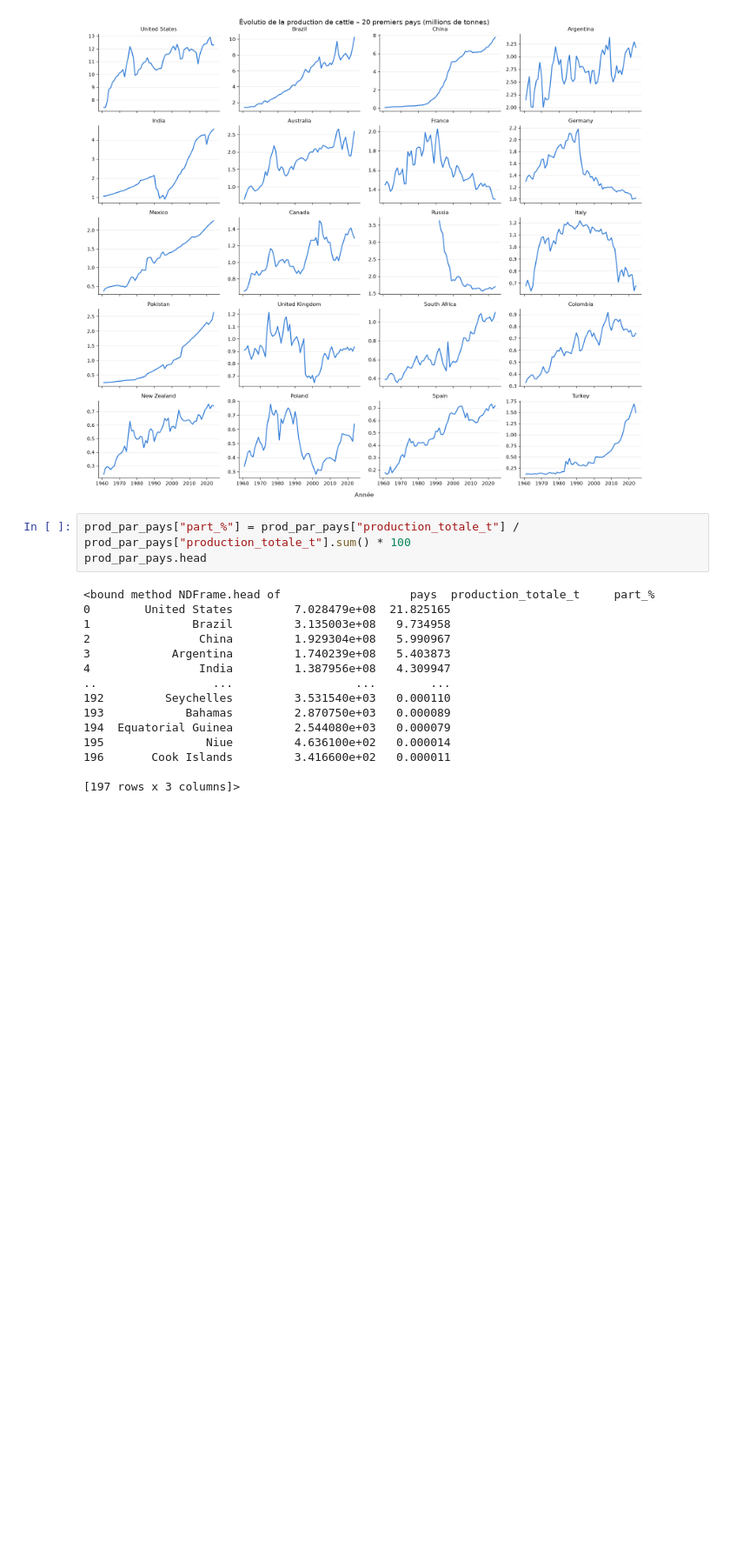
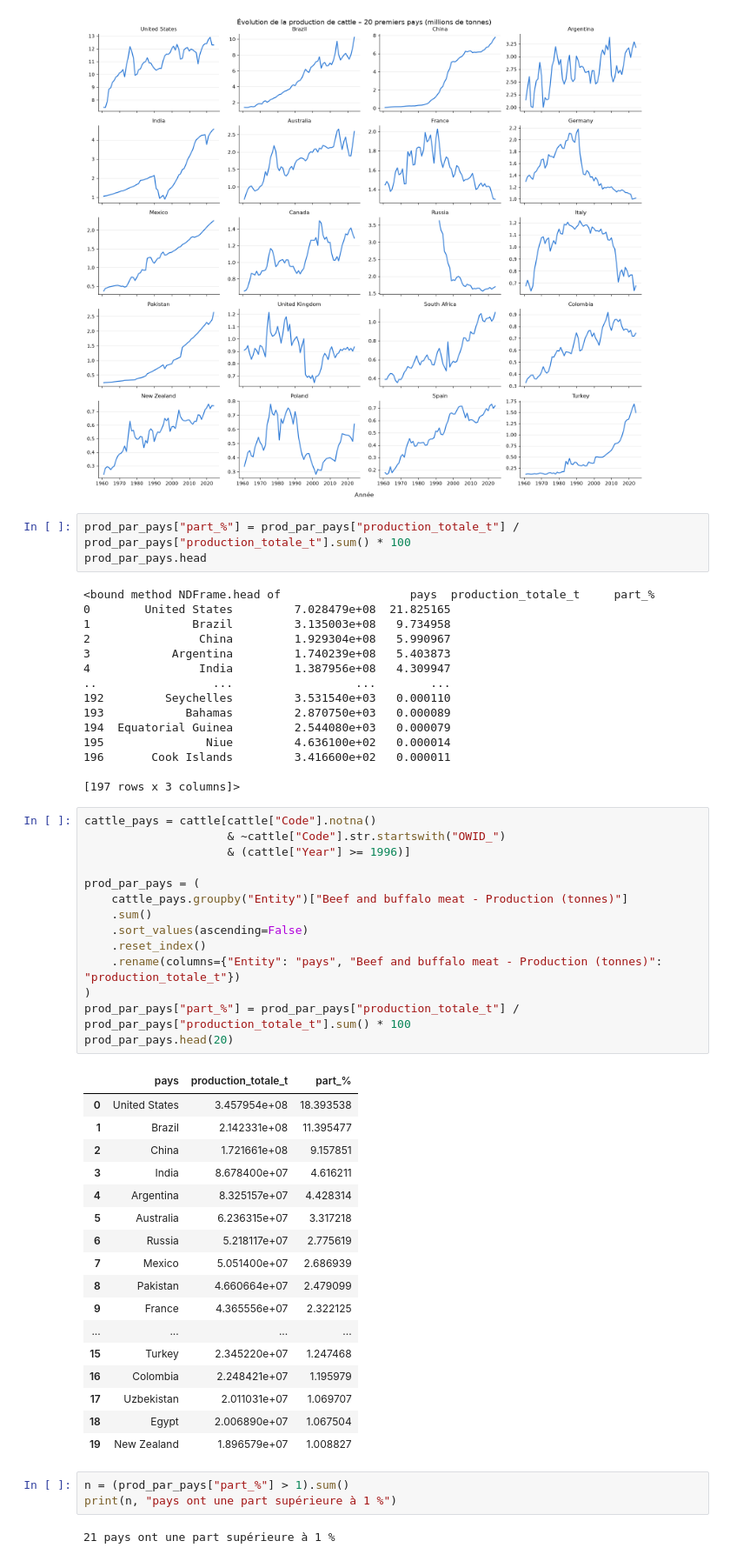
Before and after one commit to AndrewEberhardt/DataScienceProject, a Jupyter notebook: notebooks/david/david.productioncattle.ipynb, the cells around one changed output. Shown at 87% size. Drawn from its saved outputs; the diff is of its cells as text; blank space fills up the shorter version.

```diff
--- a/notebooks/david/david.productioncattle.ipynb
+++ b/notebooks/david/david.productioncattle.ipynb
@@ -102,3 +102,40 @@ prod_par_pays.head
 196       Cook Islands         3.416600e+02   0.000011
 
 [197 rows x 3 columns]>
+# %%
+cattle_pays = cattle[cattle["Code"].notna()
+                     & ~cattle["Code"].str.startswith("OWID_")
+                     & (cattle["Year"] >= 1996)]
+
+prod_par_pays = (
+    cattle_pays.groupby("Entity")["Beef and buffalo meat - Production (tonnes)"]
+    .sum()
+    .sort_values(ascending=False)
+    .reset_index()
+    .rename(columns={"Entity": "pays", "Beef and buffalo meat - Production (tonnes)": "production_totale_t"})
+)
+prod_par_pays["part_%"] = prod_par_pays["production_totale_t"] / prod_par_pays["production_totale_t"].sum() * 100
+prod_par_pays.head(20)
+# %% [output]
+|  | pays | production_totale_t | part_% |
+| 0 | United States | 3.457954e+08 | 18.393538 |
+| 1 | Brazil | 2.142331e+08 | 11.395477 |
+| 2 | China | 1.721661e+08 | 9.157851 |
+| 3 | India | 8.678400e+07 | 4.616211 |
+| 4 | Argentina | 8.325157e+07 | 4.428314 |
+| 5 | Australia | 6.236315e+07 | 3.317218 |
+| 6 | Russia | 5.218117e+07 | 2.775619 |
+| 7 | Mexico | 5.051400e+07 | 2.686939 |
+| 8 | Pakistan | 4.660664e+07 | 2.479099 |
+| 9 | France | 4.365556e+07 | 2.322125 |
+| ... | ... | ... | ... |
+| 15 | Turkey | 2.345220e+07 | 1.247468 |
+| 16 | Colombia | 2.248421e+07 | 1.195979 |
+| 17 | Uzbekistan | 2.011031e+07 | 1.069707 |
+| 18 | Egypt | 2.006890e+07 | 1.067504 |
+| 19 | New Zealand | 1.896579e+07 | 1.008827 |
+# %%
+n = (prod_par_pays["part_%"] > 1).sum()
+print(n, "pays ont une part supérieure à 1 %")
+# %% [output]
+21 pays ont une part supérieure à 1 %
```
Also changed, not shown: parts of 6 cells of this notebook.
